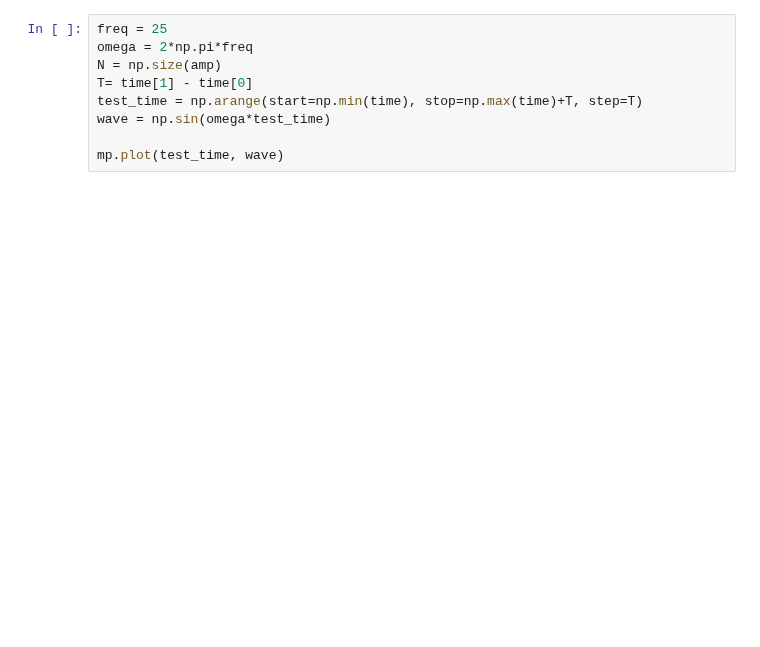
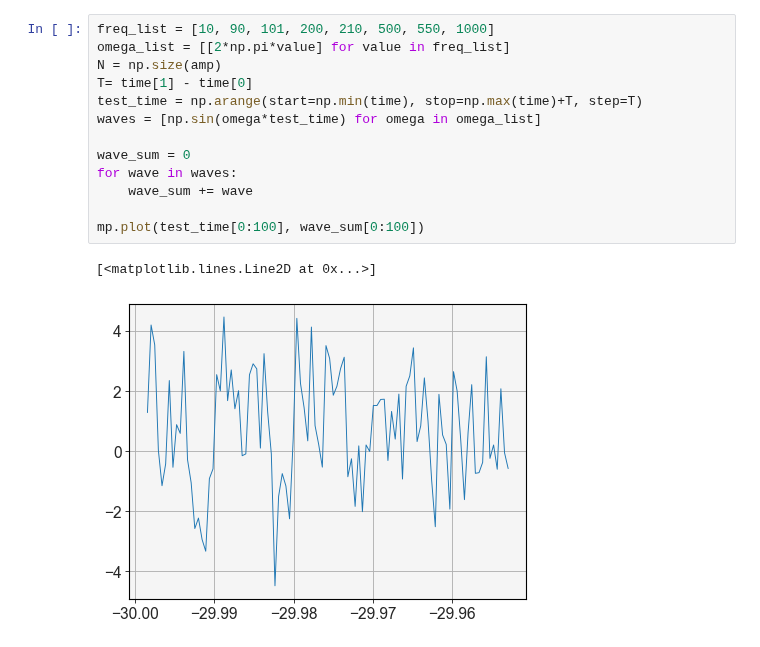
Before and after one commit to SMK-UK/Spectroscopy, a Jupyter notebook: compressor.ipynb, the cells around one changed output. Saved outputs shown, nothing was run; the diff lists cells and outputs as text; blank space fills up the shorter version.

```diff
--- a/compressor.ipynb
+++ b/compressor.ipynb
@@ -23,10 +29,17 @@ mp.plot(time[0:5000], amp[0:5000])
 # %%
-freq = 25
-omega = 2*np.pi*freq
+freq_list = [10, 90, 101, 200, 210, 500, 550, 1000]
+omega_list = [[2*np.pi*value] for value in freq_list]
 N = np.size(amp)
 T= time[1] - time[0]
 test_time = np.arange(start=np.min(time), stop=np.max(time)+T, step=T)
-wave = np.sin(omega*test_time)
+waves = [np.sin(omega*test_time) for omega in omega_list]
 
-mp.plot(test_time, wave)
+wave_sum = 0
+for wave in waves:
+    wave_sum += wave
+
+mp.plot(test_time[0:100], wave_sum[0:100])
+# %% [output]
+[<matplotlib.lines.Line2D at 0x...>]
+[figure, added]
 # %%
```
Also changed, not shown: parts of 18 cells of this notebook, 16 other files.
